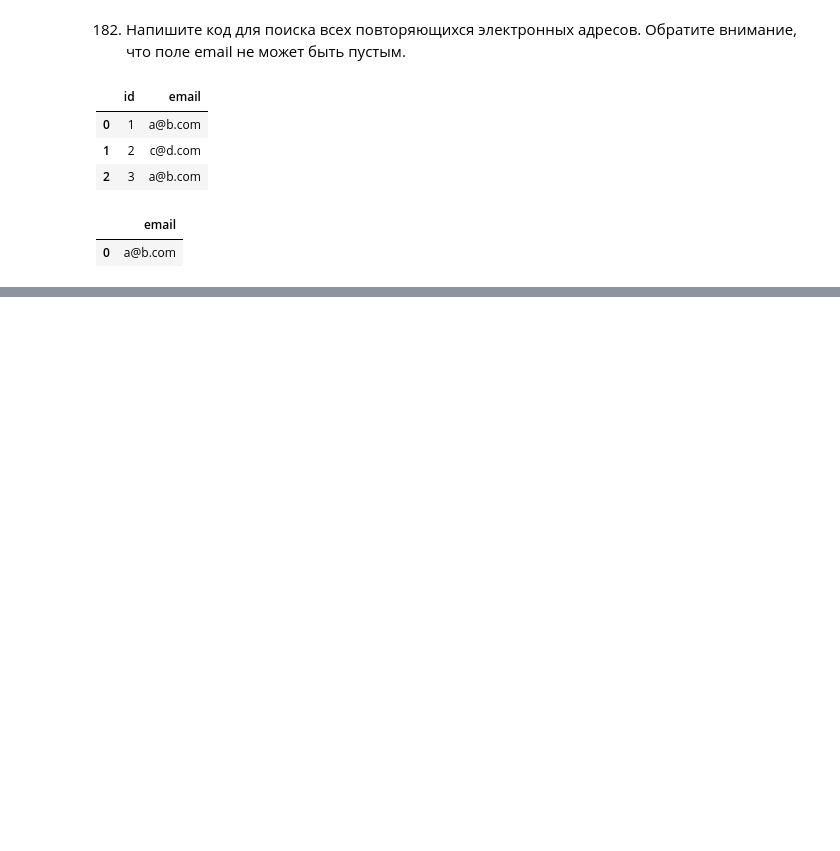
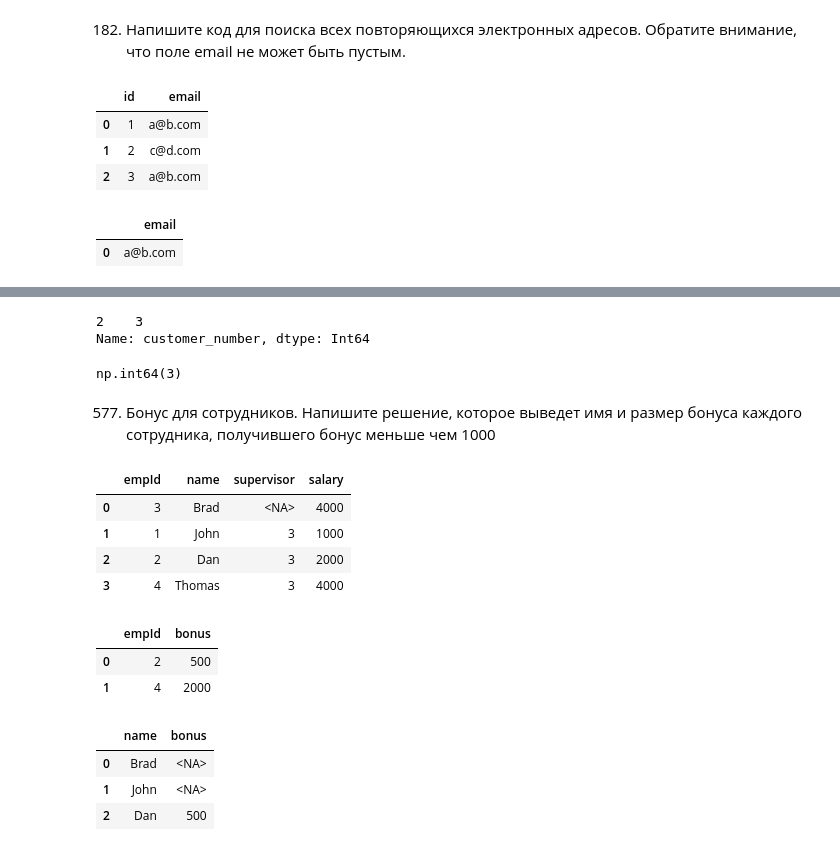
Before and after one commit to Praldmur/Tasks, a Jupyter notebook: Task_All.ipynb, the cells around one changed output, grey strips where cells are left out. Drawn from its saved outputs; the diff is of its cells as text; code cells hidden in the pictures; blank space fills up the shorter version.

```diff
--- a/Task_All.ipynb
+++ b/Task_All.ipynb
@@ -68,0 +205,36 @@ person.groupby('email', as_index=False).agg({'id': 'count'})\
+# %%
+orders.groupby('customer_number', as_index=False).agg({'order_number': 'count'}).sort_values(by='order_number', ascending=False).head(1)['customer_number']
+# %% [output]
+2    3
+Name: customer_number, dtype: Int64
+# %%
+orders['customer_number'].value_counts().sort_values(ascending=False).index[0]
+# %% [output]
+np.int64(3)
+# %% [markdown]
+577. Бонус для сотрудников. Напишите решение, которое выведет имя и размер бонуса каждого сотрудника, получившего бонус меньше чем 1000
+# %%
+data = [[3, 'Brad', None, 4000], [1, 'John', 3, 1000], [2, 'Dan', 3, 2000], [4, 'Thomas', 3, 4000]]
+employee = pd.DataFrame(data, columns=['empId', 'name', 'supervisor', 'salary']).astype({'empId':'Int64', 'name':'object', 'supervisor':'Int64', 'salary':'Int64'})
+data = [[2, 500], [4, 2000]]
+bonus = pd.DataFrame(data, columns=['empId', 'bonus']).astype({'empId':'Int64', 'bonus':'Int64'})
+employee
+# %% [output]
+|  | empId | name | supervisor | salary |
+| 0 | 3 | Brad | <NA> | 4000 |
+| 1 | 1 | John | 3 | 1000 |
+| 2 | 2 | Dan | 3 | 2000 |
+| 3 | 4 | Thomas | 3 | 4000 |
+# %%
+bonus
+# %% [output]
+|  | empId | bonus |
+| 0 | 2 | 500 |
+| 1 | 4 | 2000 |
+# %%
+pd.merge(employee, bonus, on='empId', how='left').query('bonus.fillna(0)<1000')[['name', 'bonus']]
+# %% [output]
+|  | name | bonus |
+| 0 | Brad | <NA> |
+| 1 | John | <NA> |
+| 2 | Dan | 500 |
```
Also changed, not shown: parts of 19 cells of this notebook, 5 other files.
